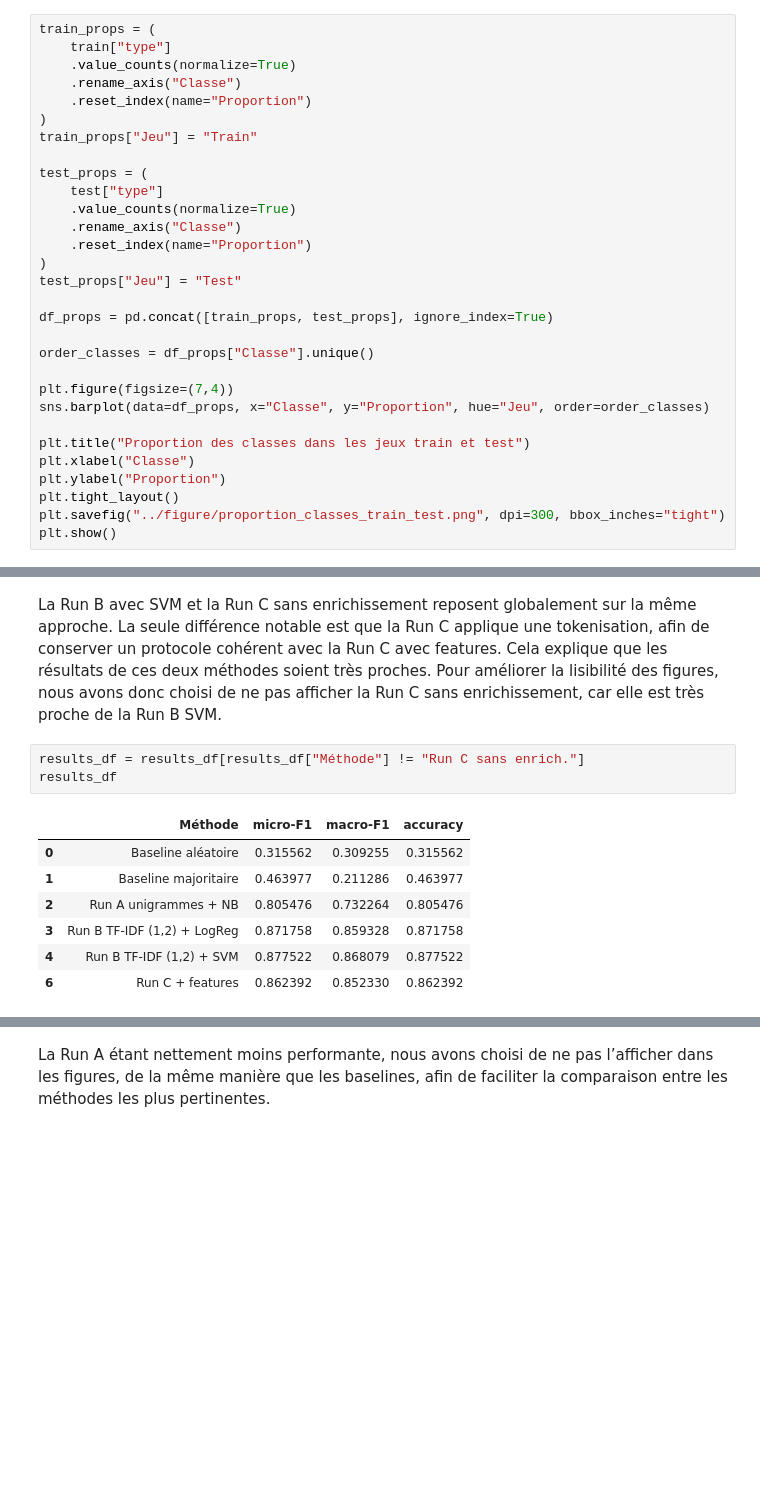
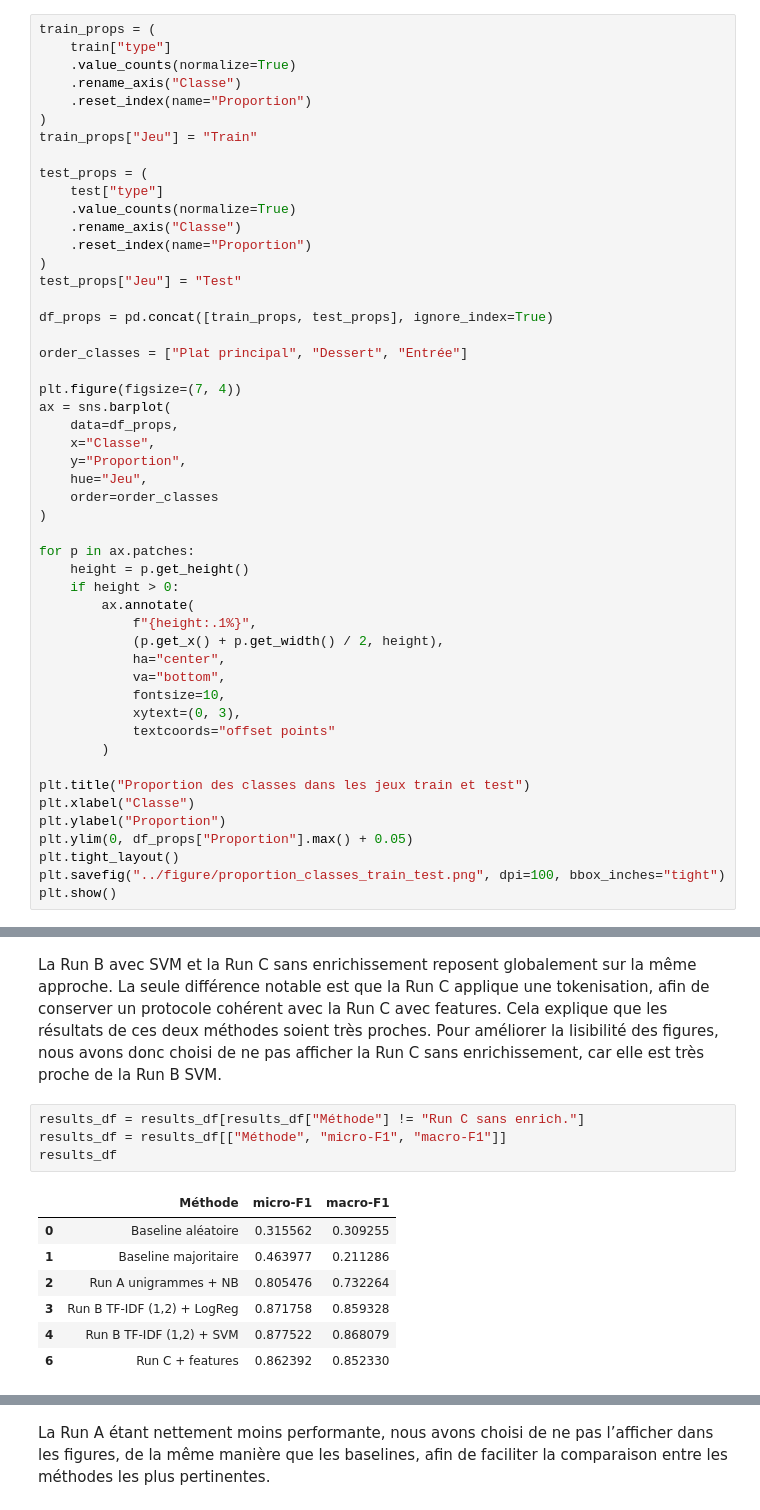
Before and after one commit to StuartGP-dev/Projet_TAL, a Jupyter notebook: src/main.ipynb, the cells around one changed output, grey strips where cells are left out. Drawn from its saved outputs; the diff is of its cells as text; blank space fills up the shorter version.

```diff
--- a/src/main.ipynb
+++ b/src/main.ipynb
@@ -141,15 +141,35 @@ test_props["Jeu"] = "Test"
 
 df_props = pd.concat([train_props, test_props], ignore_index=True)
 
-order_classes = df_props["Classe"].unique()
+order_classes = ["Plat principal", "Dessert", "Entrée"]
 
-plt.figure(figsize=(7,4))
-sns.barplot(data=df_props, x="Classe", y="Proportion", hue="Jeu", order=order_classes)
+plt.figure(figsize=(7, 4))
+ax = sns.barplot(
+    data=df_props,
+    x="Classe",
+    y="Proportion",
+    hue="Jeu",
+    order=order_classes
+)
+
+for p in ax.patches:
+    height = p.get_height()
+    if height > 0:
+        ax.annotate(
+            f"{height:.1%}",
+            (p.get_x() + p.get_width() / 2, height),
+            ha="center",
+            va="bottom",
+            fontsize=10,
+            xytext=(0, 3),
+            textcoords="offset points"
+        )
 
 plt.title("Proportion des classes dans les jeux train et test")
 plt.xlabel("Classe")
 plt.ylabel("Proportion")
+plt.ylim(0, df_props["Proportion"].max() + 0.05)
 plt.tight_layout()
-plt.savefig("../figure/proportion_classes_train_test.png", dpi=300, bbox_inches="tight")
+plt.savefig("../figure/proportion_classes_train_test.png", dpi=100, bbox_inches="tight")
 plt.show()
 # %% [output]
@@ -1068,13 +1063,14 @@ results_df
 La Run B avec SVM et la Run C sans enrichissement reposent globalement sur la même approche. La seule différence notable est que la Run C applique une tokenisation, afin de conserver un protocole cohérent avec la Run C avec features. Cela explique que les résultats de ces deux méthodes soient très proches. Pour améliorer la lisibilité des figures, nous avons donc choisi de ne pas afficher la Run C sans enrichissement, car elle est très proche de la Run B SVM.
 # %%
 results_df = results_df[results_df["Méthode"] != "Run C sans enrich."]
+results_df = results_df[["Méthode", "micro-F1", "macro-F1"]]
 results_df
 # %% [output]
-|  | Méthode | micro-F1 | macro-F1 | accuracy |
-| 0 | Baseline aléatoire | 0.315562 | 0.309255 | 0.315562 |
-| 1 | Baseline majoritaire | 0.463977 | 0.211286 | 0.463977 |
-| 2 | Run A unigrammes + NB | 0.805476 | 0.732264 | 0.805476 |
-| 3 | Run B TF-IDF (1,2) + LogReg | 0.871758 | 0.859328 | 0.871758 |
-| 4 | Run B TF-IDF (1,2) + SVM | 0.877522 | 0.868079 | 0.877522 |
-| 6 | Run C + features | 0.862392 | 0.852330 | 0.862392 |
+|  | Méthode | micro-F1 | macro-F1 |
+| 0 | Baseline aléatoire | 0.315562 | 0.309255 |
+| 1 | Baseline majoritaire | 0.463977 | 0.211286 |
+| 2 | Run A unigrammes + NB | 0.805476 | 0.732264 |
+| 3 | Run B TF-IDF (1,2) + LogReg | 0.871758 | 0.859328 |
+| 4 | Run B TF-IDF (1,2) + SVM | 0.877522 | 0.868079 |
+| 6 | Run C + features | 0.862392 | 0.852330 |
 # %%
```
Also changed, not shown: parts of 15 cells of this notebook, 16 other files.
